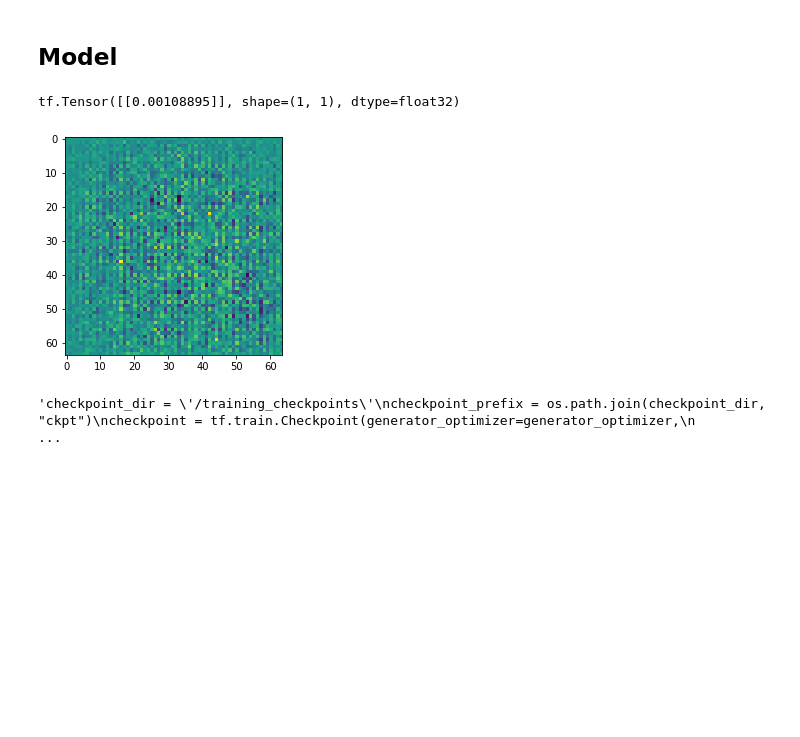
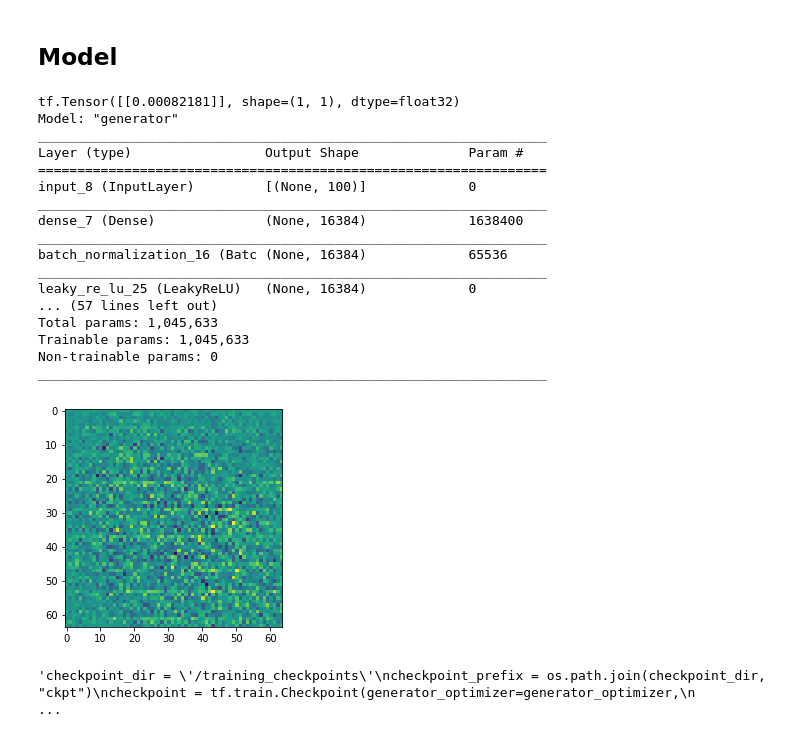
Before and after one commit to AI-Unibo-Projects/DL-Project, a Jupyter notebook: FaceGenerator_Colab.ipynb, the cells around one changed output. Saved outputs shown, nothing was run; the diff lists cells and outputs as text; code cells hidden in the pictures; blank space fills up the shorter version.

Commit message:
Change model to Functional API

```diff
--- a/FaceGenerator_Colab.ipynb
+++ b/FaceGenerator_Colab.ipynb
@@ -184,6 +224,7 @@ def create_generator():
   return model
 # %%
 def create_discriminator():
+  """
   model = tf.keras.Sequential()
   model.add(layers.Conv2D(filters=64, kernel_size=(5, 5), strides=(2, 2), padding='same',
                                     input_shape=[64, 64, 3]))
@@ -200,25 +241,64 @@ def create_discriminator():
 
   model.add(layers.Flatten())
   model.add(layers.Dense(1))
+  """
+
+  input_layer = layers.Input(shape=[64, 64, 3])
+
+  x = layers.Conv2D(filters=64, kernel_size=(5, 5), strides=(2, 2), padding='same')(input_layer)
+  x = layers.LeakyReLU()(x)
+  x = layers.Dropout(0.3)(x)
+
+  x = layers.Conv2D(filters=128, kernel_size=(5, 5), strides=(2, 2), padding='same')(x)
+  x = layers.LeakyReLU()(x)
+  x = layers.Dropout(0.3)(x)
+
+  x = layers.Conv2D(filters=256, kernel_size=(5, 5), strides=(2, 2), padding='same')(x)
+  x = layers.LeakyReLU()(x)
+  x = layers.Dropout(0.3)(x)
+
+  x = layers.Flatten()(x)
+  output_layer= layers.Dense(1)(x)
+
+  model = tf.keras.Model(inputs=[input_layer], outputs=[output_layer], name="discriminator")
+
+  model.compile(loss='binary_crossentropy', optimizer=tf.keras.optimizers.Adam(1e-4))
+
   return model
 # %%
 #with tpu_strategy.scope(): # creating the model in the TPUStrategy scope means we will train the model on the TPU
 generator = create_generator()
 
 noise = tf.random.normal([1, 100])
 generated_image = generator(noise, training=False)
 
 plt.imshow(generated_image[0, :, :, 0])
 
 discriminator = create_discriminator()
 decision = discriminator(generated_image)
 print (decision)
 
-# generator.summary()
-# discriminator.summary()
+generator.summary()
+discriminator.summary()
 # %% [output]
-tf.Tensor([[0.00108895]], shape=(1, 1), dtype=float32)
+tf.Tensor([[0.00082181]], shape=(1, 1), dtype=float32)
+Model: "generator"
+_________________________________________________________________
+Layer (type)                 Output Shape              Param #
+=================================================================
+input_8 (InputLayer)         [(None, 100)]             0
+_________________________________________________________________
+dense_7 (Dense)              (None, 16384)             1638400
+_________________________________________________________________
+batch_normalization_16 (Batc (None, 16384)             65536
+_________________________________________________________________
+leaky_re_lu_25 (LeakyReLU)   (None, 16384)             0
+... (57 lines left out)
+Total params: 1,045,633
+Trainable params: 1,045,633
+Non-trainable params: 0
+_________________________________________________________________
-[figure, old version]
+[figure, new version]
 # %%
 # This method returns a helper function to compute cross entropy loss
 #with tpu_strategy.scope():
```
Also changed, not shown: parts of 4 cells of this notebook.
